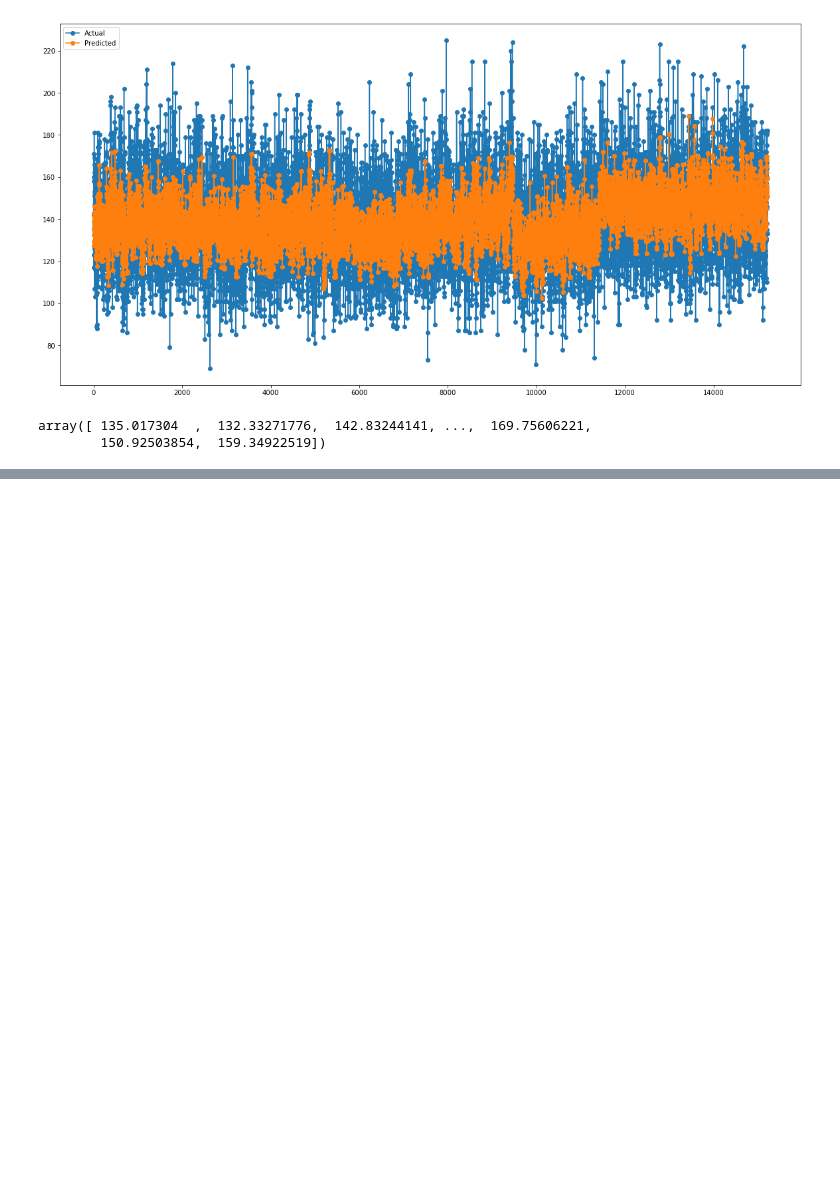
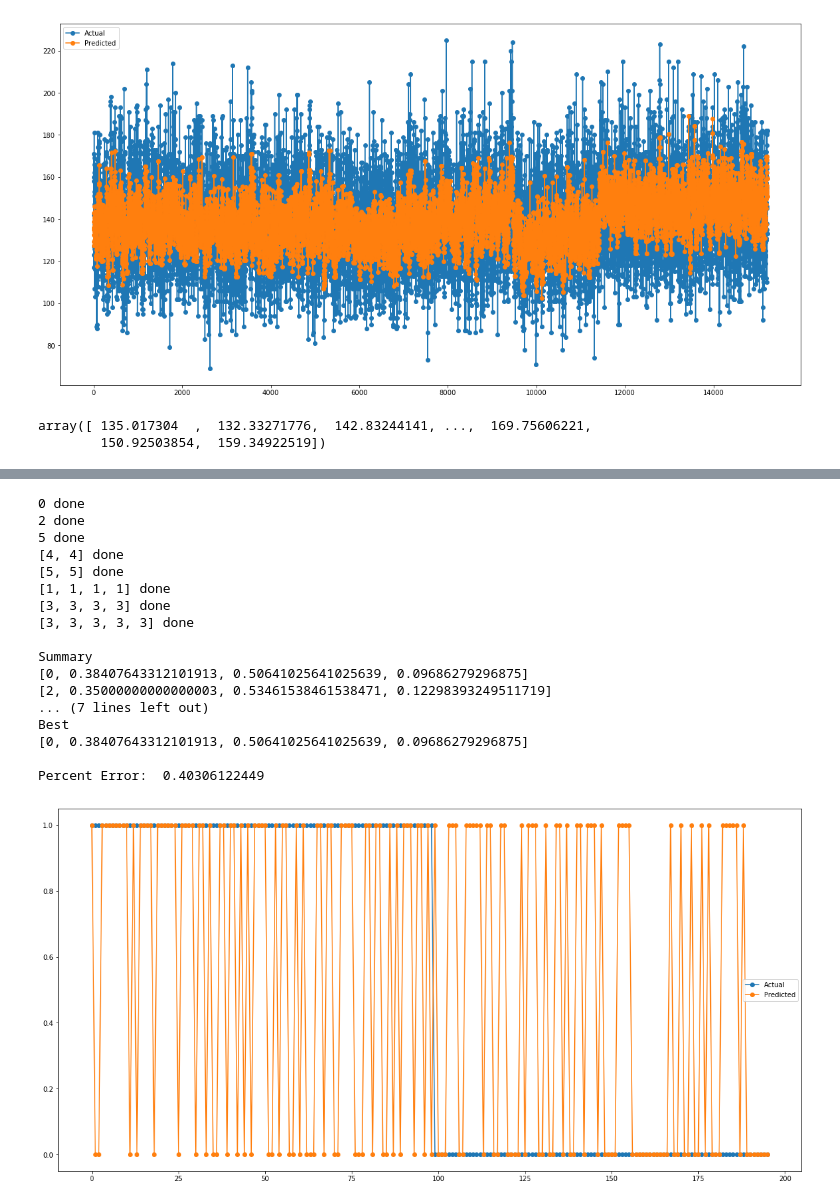
Before and after one commit to AndrewZimmerman/CS440_Project, a Jupyter notebook: NCAATournament_nn.ipynb, the cells around one changed output, grey strips where cells are left out. Cells and saved outputs as stored; diff of their text form; code cells hidden in the pictures; blank space fills up the shorter version.

```diff
--- a/NCAATournament_nn.ipynb
+++ b/NCAATournament_nn.ipynb
@@ -264,0 +330,46 @@ array([ 135.017304  ,  132.33271776,  142.83244141, ...,  169.75606221,
+# %%
+iterations = 10
+repetitions = 20
+nns = [0,2,5,[4,4],[5,5],[1,1,1,1],[3,3,3,3],[3,3,3,3,3]]
+# %%
+results = train.trainNNs(trainAllXdata, trainAllTdata, .8, nns, repetitions, iterations, True)
+print("")
+
+print("Summary")
+summary = train.summarize(results)
+for temp in summary:
+    print(temp)
+print("")
+
+print("Best")
+best = train.bestNetwork(summary)
+print(best)
+print("")
+
+nnet = nn.NeuralNetworkClassifier(trainAllXdata.shape[1], best[0], trainAllTdata.shape[1]+1)
+nnet.train(trainAllXdata, trainAllTdata, nIterations=iterations)
+YtestData = nnet.use(trainAllXdata)
+plt.figure(figsize=(20,10))
+plt.plot(trainAllTdata[:,0],'o-',label="Actual")
+plt.plot(YtestData[:,0],'o-',label="Predicted")
+plt.legend()
+print("Percent Error: ",(np.sum(np.abs(YtestData - trainAllTdata)))/trainAllTdata.shape[0])
+# %% [output]
+0 done
+2 done
+5 done
+[4, 4] done
+[5, 5] done
+[1, 1, 1, 1] done
+[3, 3, 3, 3] done
+[3, 3, 3, 3, 3] done
+
+Summary
+[0, 0.38407643312101913, 0.50641025641025639, 0.09686279296875]
+[2, 0.35000000000000003, 0.53461538461538471, 0.12298393249511719]
+... (7 lines left out)
+Best
+[0, 0.38407643312101913, 0.50641025641025639, 0.09686279296875]
+
+Percent Error:  0.40306122449
+[figure, added]
```
Also changed, not shown: parts of 12 cells of this notebook, 11 other files.
